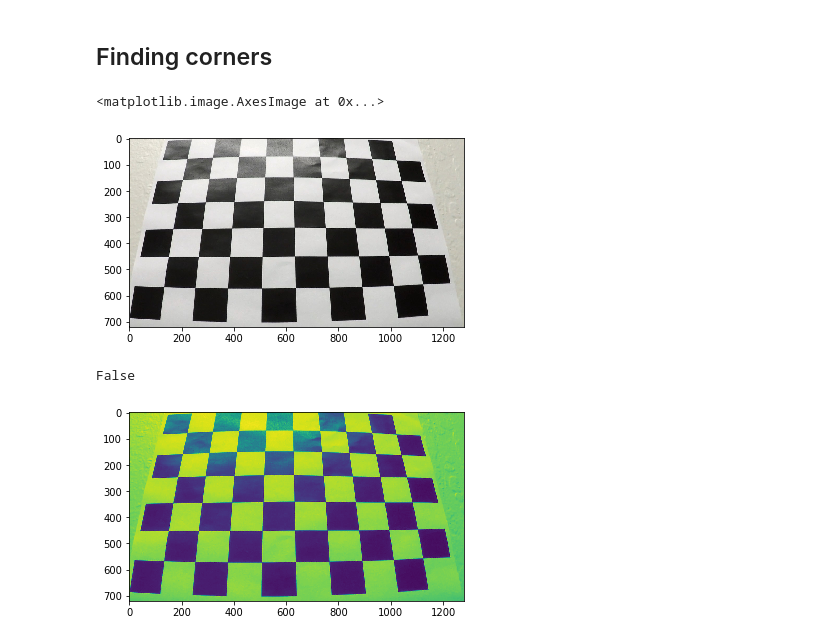
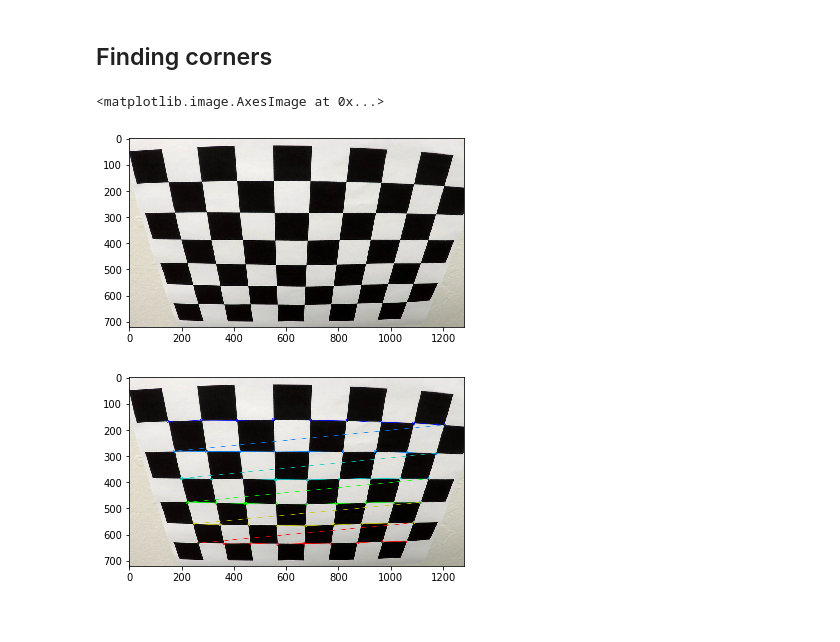
Before and after one commit to mathiasvkaiz/sdcnd-term1, a Jupyter notebook: Project 4 - Advanced Lane Finding/advanced_lane_findin.ipynb, the cells around one changed output. Drawn from its saved outputs; the diff is of its cells as text; code cells hidden in the pictures.

Commit message:
code: Working on corner detection

```diff
--- a/Project 4 - Advanced Lane Finding/advanced_lane_findin.ipynb
+++ b/Project 4 - Advanced Lane Finding/advanced_lane_findin.ipynb
@@ -12,40 +12,37 @@ import matplotlib.image as mpimg
 calibration_path = './camera_cal'
 # %%
 # Read in calibration image
-img = mpimg.imread(calibration_path + '/calibration3.jpg')
+img = mpimg.imread(calibration_path + '/calibration2.jpg')
 plt.imshow(img)
 # %% [output]
 <matplotlib.image.AxesImage at 0x...>
-[figure, old version]
+[figure, new version]
 # %%
 # Arrayys to store object points and image points form all images
 
-nx = 8 # number of corners in x
+nx = 9 # number of corners in x
 xy = 6 # number of corners in y
 
 obj_points = [] # 3D points in real world space
 img_points = [] # 2D points in image plane
 
 # Prepare object points, like (0,0,0), (1,0,0), (2,0,0) ..., (7,5,0)
 obj_p = np.zeros((ny*nx, 3), np.float32)
 obj_p[:,:2] = np.mgrid[0:nx, 0:ny].T.reshape(-1, 2) # x, y coordinates
 
 # Convert image to grayscale
 gray = cv2.cvtColor(img, cv2.COLOR_BGR2GRAY)
-plt.imshow(gray)
 
 # Find the chessboard corners
 ret, corners = cv2.findChessboardCorners(gray, (nx,ny), None)
 
 # If corers are found, add objects points, image points
-print (ret)
 if ret == True:
     img_points.append(corners)
     obj_points.append(obj_p)
 
     # draw and display corners
     img = cv2.drawChessboardCorners(img, (nx,ny), corners, ret)
     plt.imshow(img)
 # %% [output]
-False
-[figure, old version]
+[figure, new version]
```
